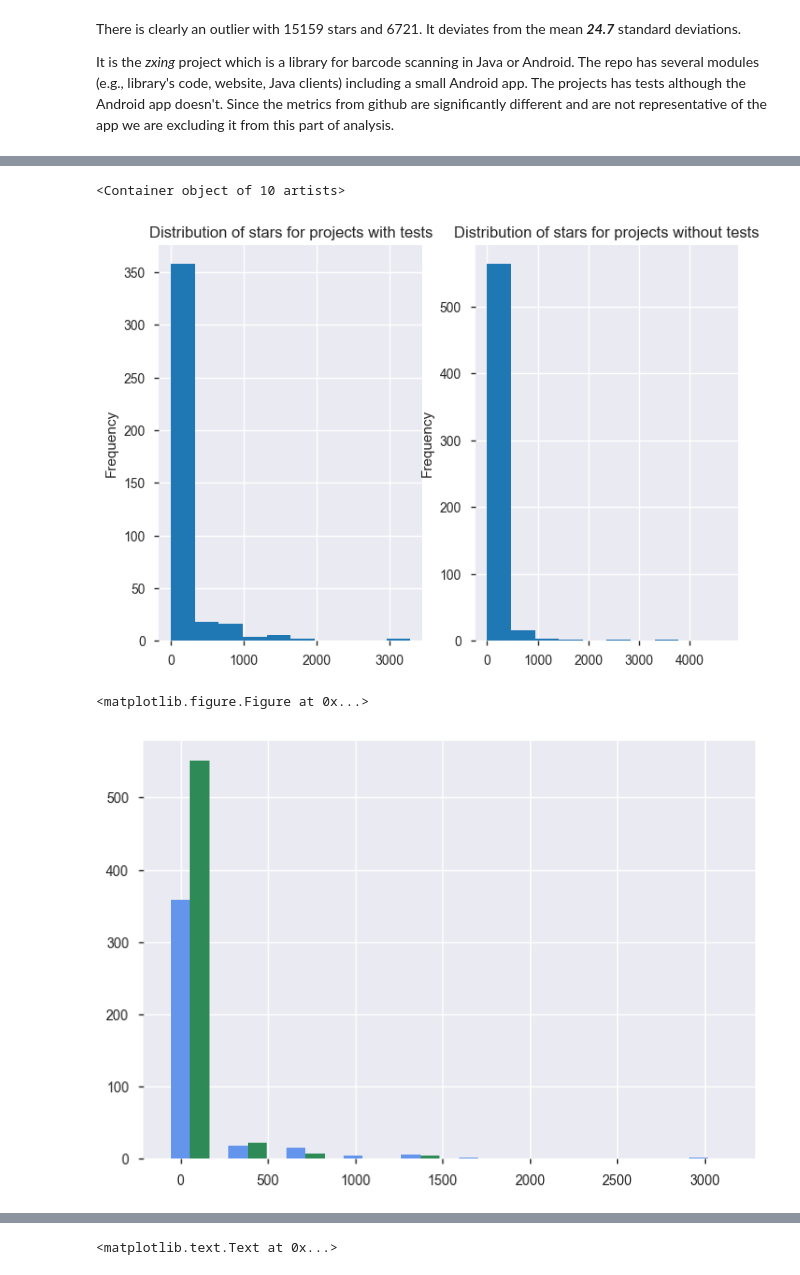
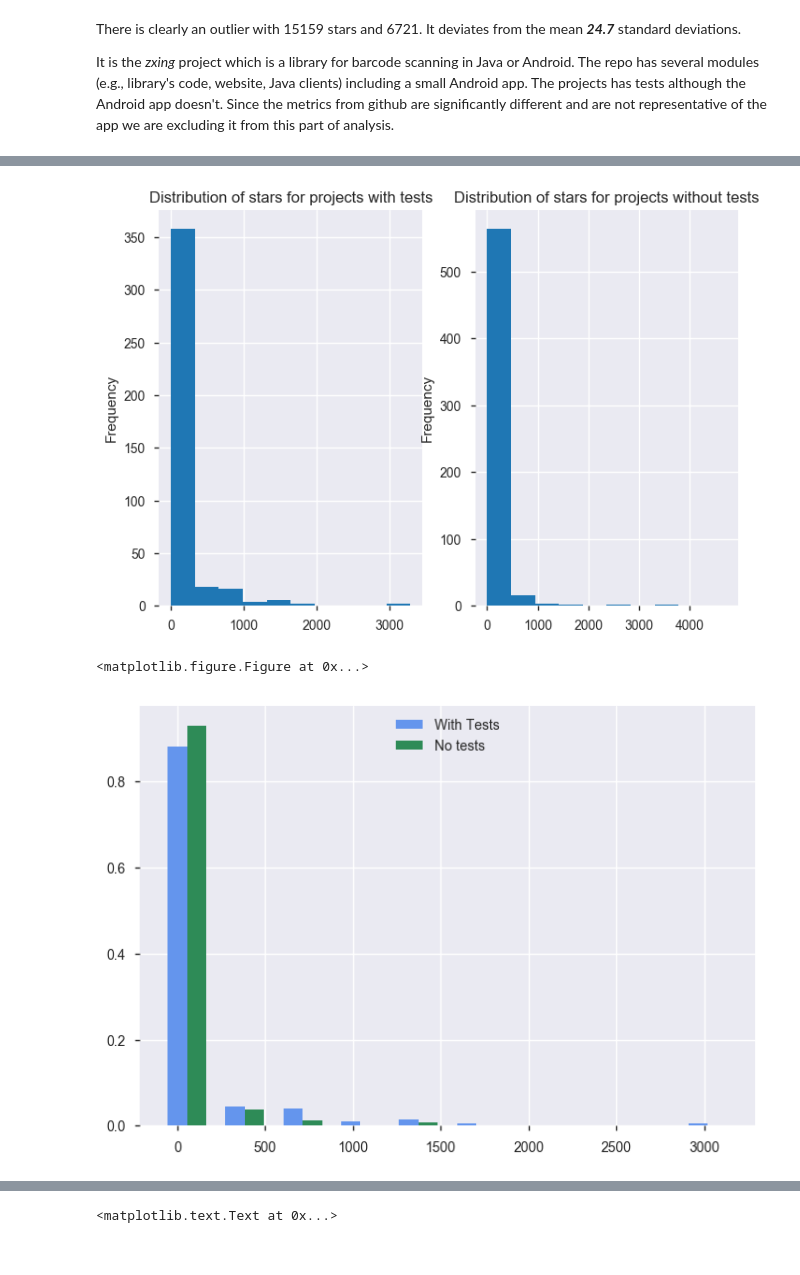
Before and after one commit to luiscruz/android_test_inspector, a Jupyter notebook: exploratory_analysis/1_ea.ipynb, the cells around one changed output, grey strips where cells are left out. Drawn from its saved outputs; the diff is of its cells as text; code cells hidden in the pictures.

```diff
--- a/exploratory_analysis/1_ea.ipynb
+++ b/exploratory_analysis/1_ea.ipynb
@@ -15,7 +15,7 @@ or matplotlib.backends is imported for the first time.
 # %%
 now = pandas.Timestamp(datetime.now())
 # %%
-df_simple = pandas.read_csv("../results.csv", parse_dates=[0,10])
+df_simple = pandas.read_csv("../results_with_coverage.csv", parse_dates=[0,10])
 df_googleplay = pandas.read_csv("../googleplay.csv", index_col='package')
 df = df_simple.join(df_googleplay, on="app_id")
 len(df.github_link.unique())
@@ -425,22 +434,31 @@ array([[<matplotlib.axes._subplots.AxesSubplot object at 0x...>,
+# %%
+df_tmp = df[(df['stars']<= 5000)]
 # %%
 _,(ax1,ax2) = plt.subplots(1,2)
 df_tmp[df_tmp['tests']]['stars'].plot.hist(ax=ax1)
 ax1.set_title("Distribution of stars for projects with tests")
 df_tmp[~df_tmp['tests']]['stars'].plot.hist(ax=ax2)
 ax2.set_title("Distribution of stars for projects without tests")
 plt.figure()
 
 fig, ax = plt.subplots()
 
 import numpy as np
 a_heights, a_bins = np.histogram(df_tmp[df_tmp['tests']]['stars'])
 b_heights, b_bins = np.histogram(df_tmp[~df_tmp['tests']]['stars'], bins=a_bins)
+
+len_with_tests = len(df_tmp[df_tmp['tests']])
+len_no_tests =len(df_tmp[~df_tmp['tests']])
+a_heights = a_heights/len_with_tests
+b_heights = b_heights/len_no_tests
+
 width = (a_bins[1] - a_bins[0])/3
 
-ax.bar(a_bins[:-1], a_heights, width=width, facecolor='cornflowerblue')
-ax.bar(b_bins[:-1]+width, b_heights, width=width, facecolor='seagreen')
+ax.bar(a_bins[:-1], a_heights, width=width, facecolor='cornflowerblue', label="With Tests")
+ax.bar(b_bins[:-1]+width, b_heights, width=width, facecolor='seagreen', label='No tests')
+ax.legend(loc='upper center', shadow=True)
+pass
 # %% [output]
+[figure]
-<Container object of 10 artists>
+<matplotlib.figure.Figure at 0x...>
-[figure]
-<matplotlib.figure.Figure at 0x...>
-[figure, old version]
+[figure, new version]
```
Also changed, not shown: parts of 30 cells of this notebook, 4 other files.
